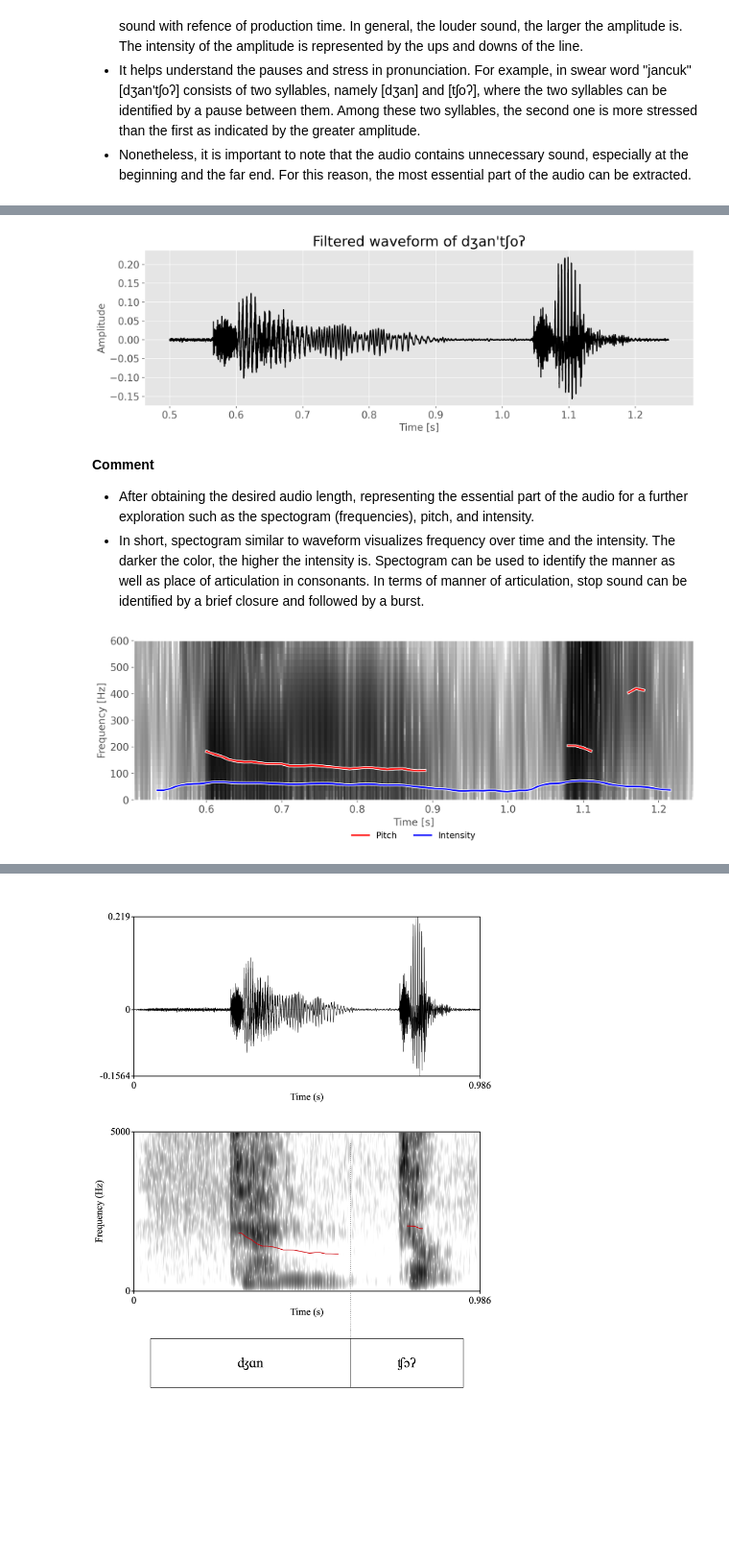
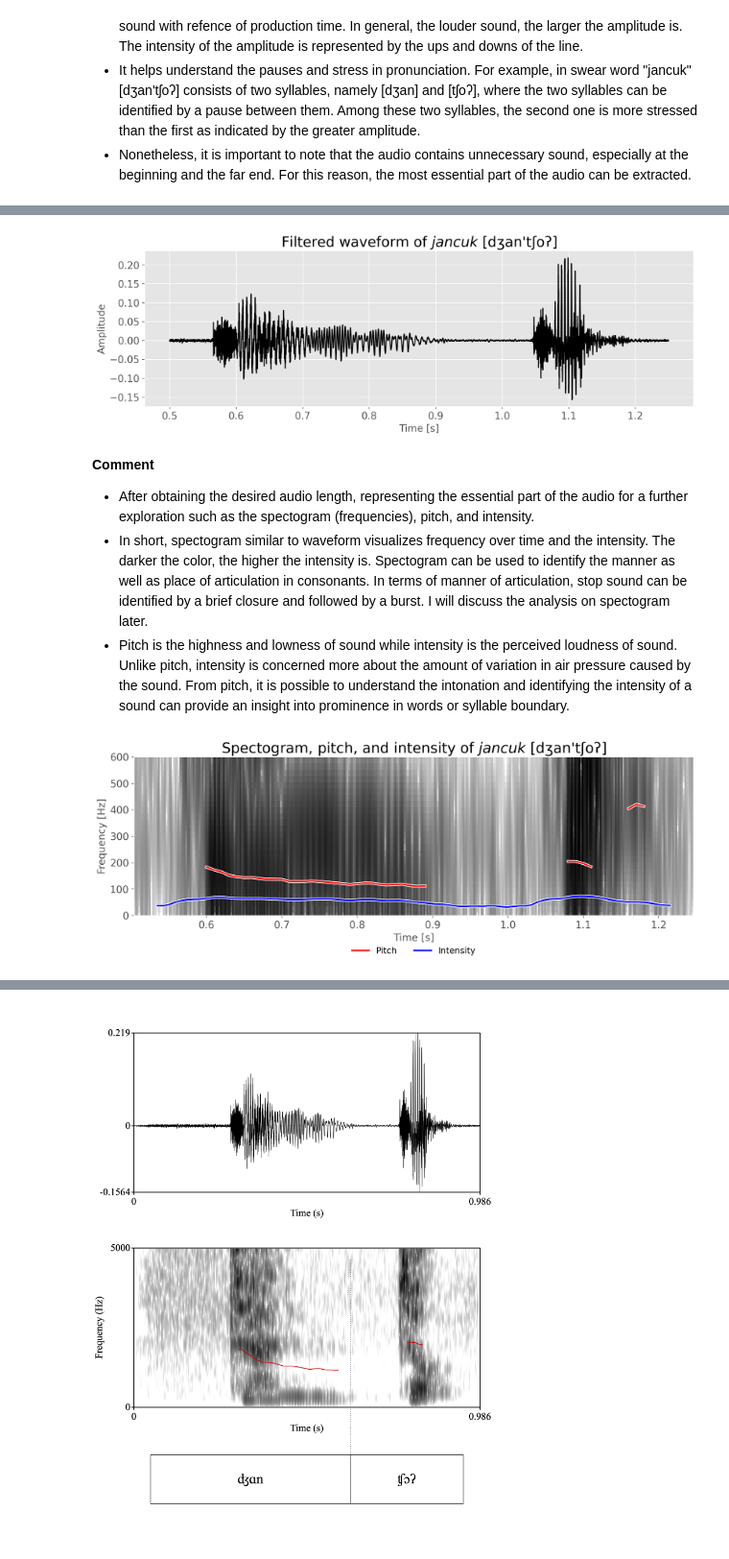
Before and after one commit to LingAdeu/python-for-linguistic-analysis, a Jupyter notebook: notebook/03_acoustic-phonetics.ipynb, the cells around one changed output, grey strips where cells are left out. Shown at 96% size. Saved outputs shown, nothing was run; the diff lists cells and outputs as text; code cells hidden in the pictures; blank space fills up the shorter version.

Commit message:
Adding more explanation on pitch and intonation

```diff
--- a/notebook/03_acoustic-phonetics.ipynb
+++ b/notebook/03_acoustic-phonetics.ipynb
@@ -79,14 +79,15 @@ plt.xticks(fontsize=14)
 plt.yticks(fontsize=14)
 plt.xlabel('Time [s]', size=14)
 plt.ylabel('Amplitude', size=14)
-plt.title('Filtered waveform of dʒan\'tʃoʔ', size=20)
+plt.title('Filtered waveform of $jancuk$ [dʒan\'tʃoʔ]', size=20)
 plt.show()
 # %% [output]
-[figure, old version]
+[figure, new version]
 # %% [markdown]
 **Comment**
 - After obtaining the desired audio length, representing the essential part of the audio for a further exploration such as the spectogram (frequencies), pitch, and intensity.
-- In short, spectogram similar to waveform visualizes frequency over time and the intensity. The darker the color, the higher the intensity is. Spectogram can be used to identify the manner as well as place of articulation in consonants. In terms of manner of articulation, stop sound can be identified by a brief closure and followed by a burst.
+- In short, spectogram similar to waveform visualizes frequency over time and the intensity. The darker the color, the higher the intensity is. Spectogram can be used to identify the manner as well as place of articulation in consonants. In terms of manner of articulation, stop sound can be identified by a brief closure and followed by a burst. I will discuss the analysis on spectogram later.
+- Pitch is the highness and lowness of sound while intensity is the perceived loudness of sound. Unlike pitch, intensity is concerned more about the amount of variation in air pressure caused by the sound. From pitch, it is possible to understand the intonation and identifying the intensity of a sound can provide an insight into prominence in words or syllable boundary.
 # %%
 # get spectogram
 spec = snd_filtered.to_spectrogram()
@@ -99,19 +100,20 @@ intensity = snd_filtered.to_intensity()
 # %%
 plt.figure(figsize=(14, 4), dpi=200)
 draw_spectrogram(spec)
 draw_pitch(pitch)
 draw_intensity(intensity)
 plt.xlabel("Time [s]", size=14)
 plt.ylabel("Frequency [Hz]", size=14)
 plt.xticks(fontsize=14)
 plt.yticks(fontsize=14)
 plt.legend(['Pitch', 'Intensity'], loc='lower center',
            bbox_to_anchor=(0.5, -0.3), ncols=2,
            fontsize=12, frameon=False)
+plt.title('Spectogram, pitch, and intensity of $jancuk$ [dʒan\'tʃoʔ]', size=20)
 plt.grid(True)
 plt.show()
 # %% [output]
-[figure, old version]
+[figure, new version]
 # %%
 fig, (ax1, ax2) = plt.subplots(2, 1, figsize=(14, 8), dpi=200, sharex=True)
 
```
Also changed, not shown: parts of 2 cells of this notebook.
